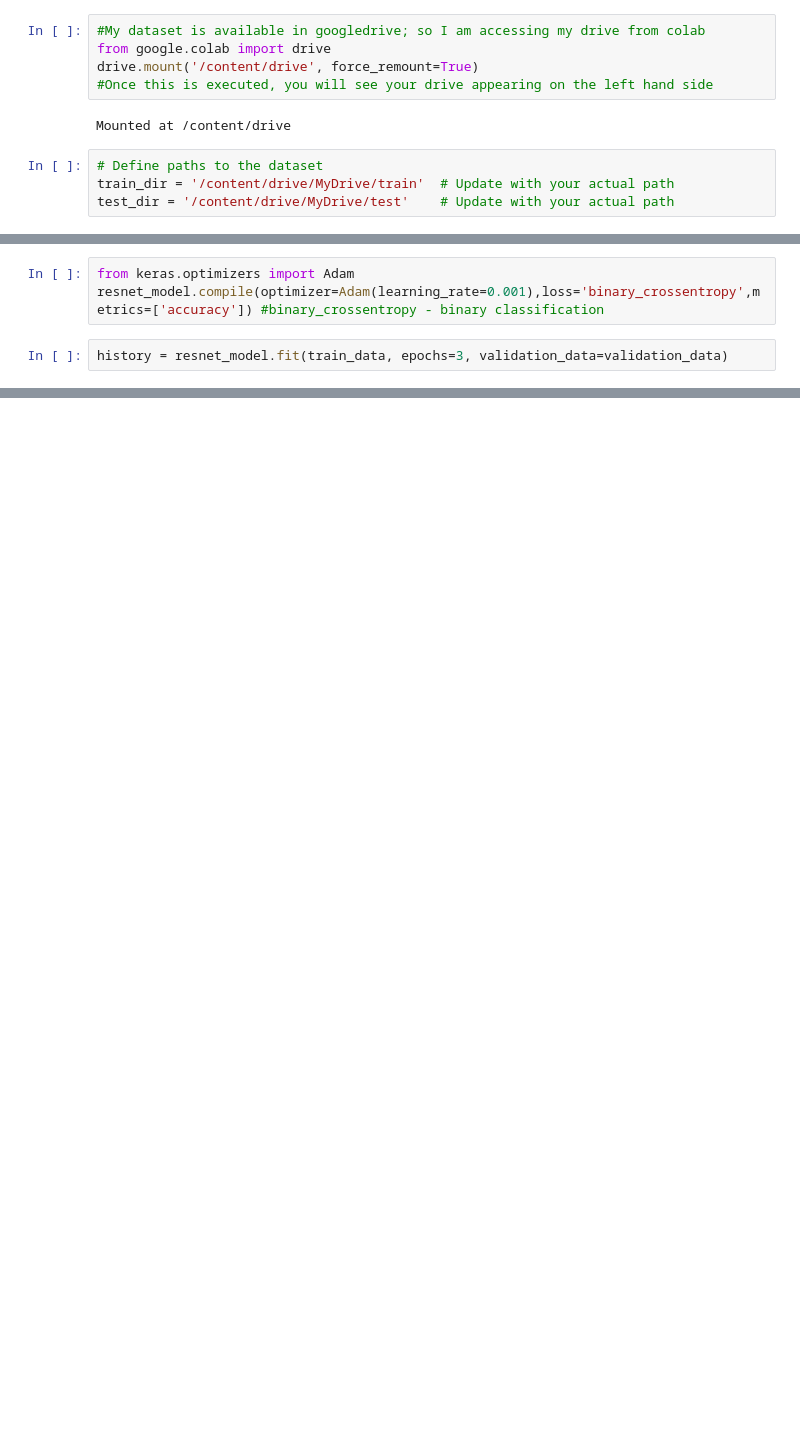
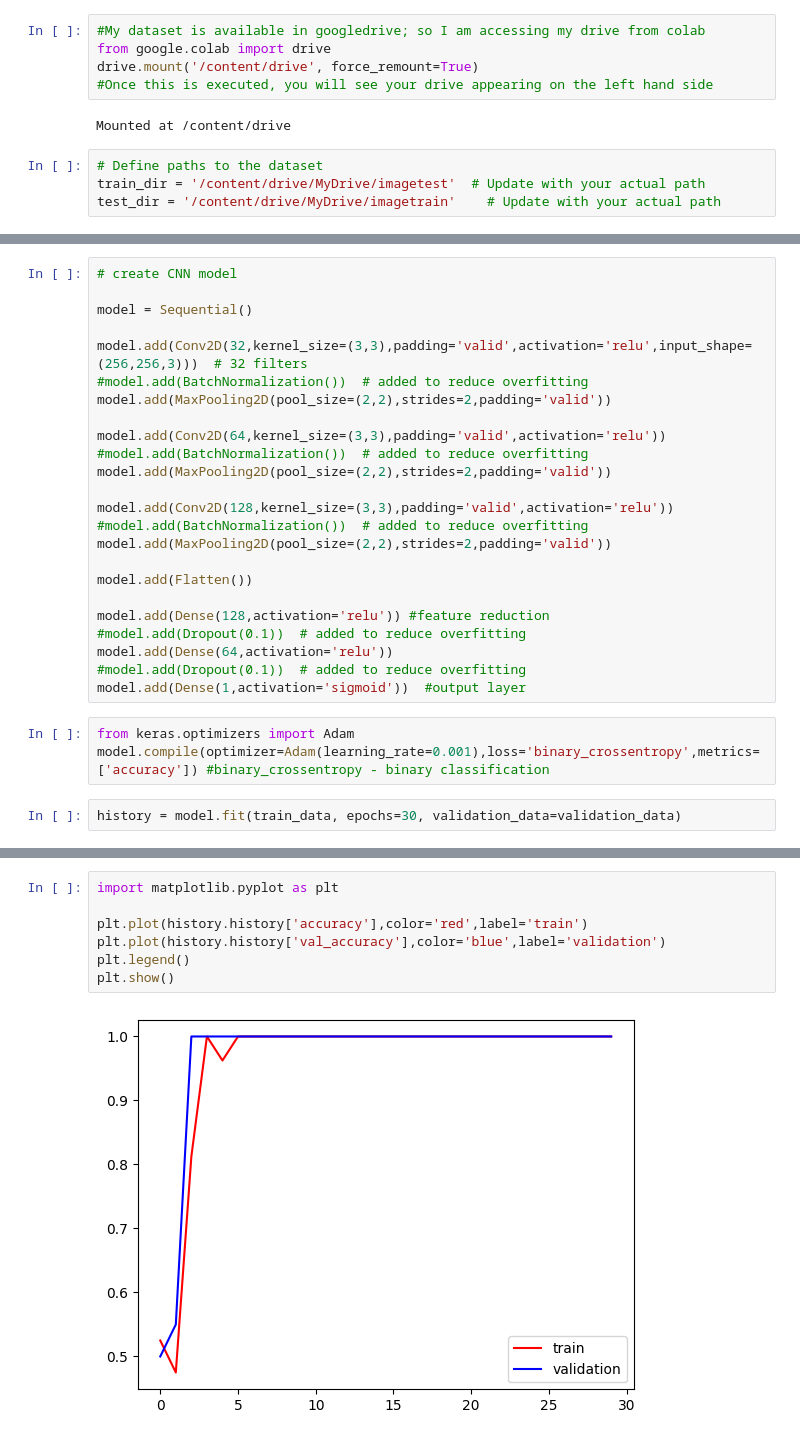
Before and after one commit to Israa40/E-learning-Application, a Jupyter notebook: AI.ipynb, the cells around one changed output, grey strips where cells are left out. Drawn from its saved outputs; the diff is of its cells as text; blank space fills up the shorter version.

```diff
--- a/AI.ipynb
+++ b/AI.ipynb
@@ -9,7 +9,7 @@ drive.mount('/content/drive', force_remount=True)
 Mounted at /content/drive
 # %%
 # Define paths to the dataset
-train_dir = '/content/drive/MyDrive/train'  # Update with your actual path
-test_dir = '/content/drive/MyDrive/test'    # Update with your actual path
+train_dir = '/content/drive/MyDrive/imagetest'  # Update with your actual path
+test_dir = '/content/drive/MyDrive/imagetrain'    # Update with your actual path
 # %%
 import os
@@ -101,6 +65,30 @@ _________________________________________________________________
+# %%
+# create CNN model
+
+model = Sequential()
+
+model.add(Conv2D(32,kernel_size=(3,3),padding='valid',activation='relu',input_shape=(256,256,3)))  # 32 filters
+#model.add(BatchNormalization())  # added to reduce overfitting
+model.add(MaxPooling2D(pool_size=(2,2),strides=2,padding='valid'))
+
+model.add(Conv2D(64,kernel_size=(3,3),padding='valid',activation='relu'))
+#model.add(BatchNormalization())  # added to reduce overfitting
+model.add(MaxPooling2D(pool_size=(2,2),strides=2,padding='valid'))
+
+model.add(Conv2D(128,kernel_size=(3,3),padding='valid',activation='relu'))
+#model.add(BatchNormalization())  # added to reduce overfitting
+model.add(MaxPooling2D(pool_size=(2,2),strides=2,padding='valid'))
+
+model.add(Flatten())
+
+model.add(Dense(128,activation='relu')) #feature reduction
+#model.add(Dropout(0.1))  # added to reduce overfitting
+model.add(Dense(64,activation='relu'))
+#model.add(Dropout(0.1))  # added to reduce overfitting
+model.add(Dense(1,activation='sigmoid'))  #output layer
 # %%
 from keras.optimizers import Adam
-resnet_model.compile(optimizer=Adam(learning_rate=0.001),loss='binary_crossentropy',metrics=['accuracy']) #binary_crossentropy - binary classification
+model.compile(optimizer=Adam(learning_rate=0.001),loss='binary_crossentropy',metrics=['accuracy']) #binary_crossentropy - binary classification
 # %%
-history = resnet_model.fit(train_data, epochs=3, validation_data=validation_data)
+history = model.fit(train_data, epochs=30, validation_data=validation_data)
 # %% [output]
@@ -112,0 +112,9 @@ Epoch 3/3
+# %%
+import matplotlib.pyplot as plt
+
+plt.plot(history.history['accuracy'],color='red',label='train')
+plt.plot(history.history['val_accuracy'],color='blue',label='validation')
+plt.legend()
+plt.show()
+# %% [output]
+[figure, added]
```
Also changed, not shown: parts of 11 cells of this notebook.
